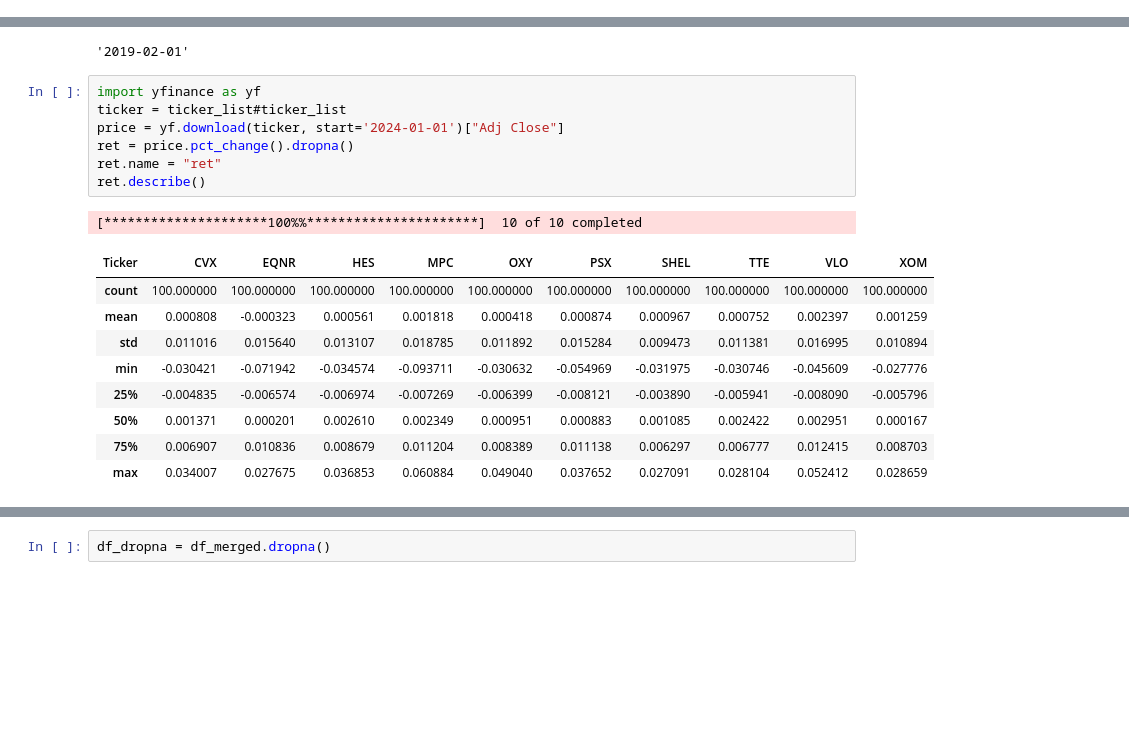
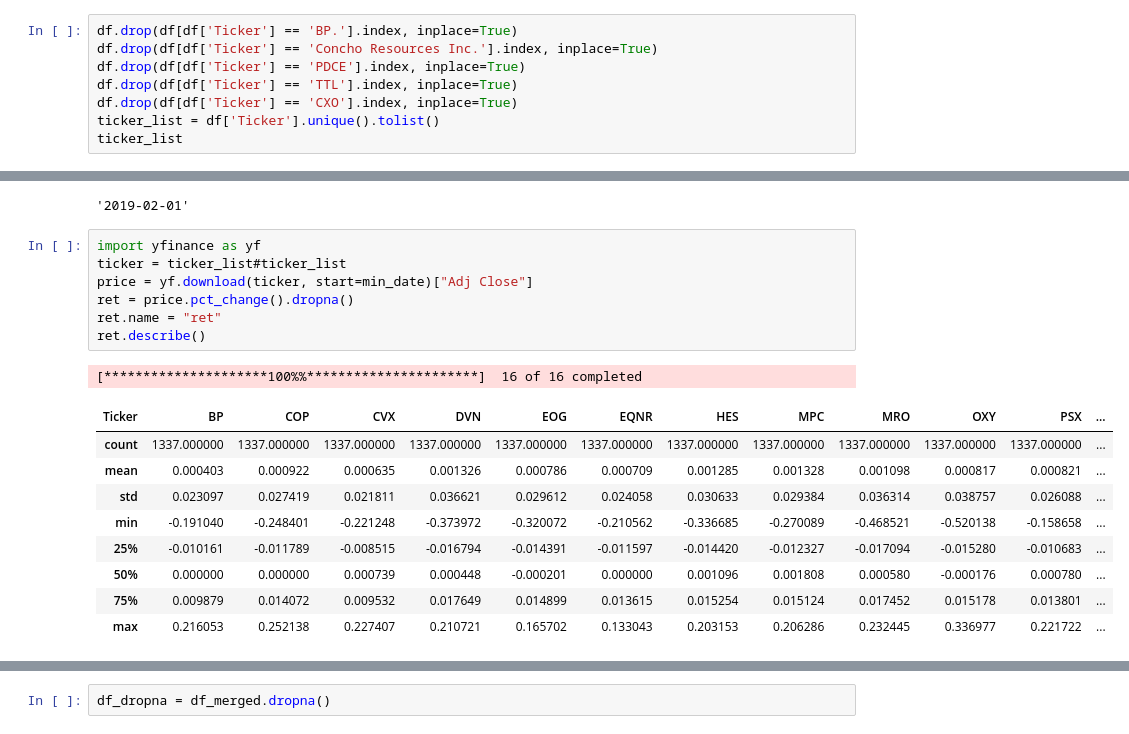
Before and after one commit to Kussil/Financial_Sentiment_LLM, a Jupyter notebook: 04_Stock_Modeling/Stock_Modeling.ipynb, the cells around one changed output, grey strips where cells are left out. Saved outputs shown, nothing was run; the diff lists cells and outputs as text; blank space fills up the shorter version.

```diff
--- a/04_Stock_Modeling/Stock_Modeling.ipynb
+++ b/04_Stock_Modeling/Stock_Modeling.ipynb
@@ -34,0 +47,8 @@ ticker_list
+# %%
+df.drop(df[df['Ticker'] == 'BP.'].index, inplace=True)
+df.drop(df[df['Ticker'] == 'Concho Resources Inc.'].index, inplace=True)
+df.drop(df[df['Ticker'] == 'PDCE'].index, inplace=True)
+df.drop(df[df['Ticker'] == 'TTL'].index, inplace=True)
+df.drop(df[df['Ticker'] == 'CXO'].index, inplace=True)
+ticker_list = df['Ticker'].unique().tolist()
+ticker_list
@@ -40,21 +77,21 @@ min_date
 # %%
 import yfinance as yf
 ticker = ticker_list#ticker_list
-price = yf.download(ticker, start='2024-01-01')["Adj Close"]
+price = yf.download(ticker, start=min_date)["Adj Close"]
 ret = price.pct_change().dropna()
 ret.name = "ret"
 ret.describe()
 # %% [output]
-[*********************100%%**********************]  10 of 10 completed
+[*********************100%%**********************]  16 of 16 completed
-| Ticker | CVX | EQNR | HES | MPC | OXY | PSX | SHEL | TTE | VLO | XOM |
-| count | 100.000000 | 100.000000 | 100.000000 | 100.000000 | 100.000000 | 100.000000 | 100.000000 | 100.000000 | 100.000000 | 100.000000 |
-| mean | 0.000808 | -0.000323 | 0.000561 | 0.001818 | 0.000418 | 0.000874 | 0.000967 | 0.000752 | 0.002397 | 0.001259 |
-| std | 0.011016 | 0.015640 | 0.013107 | 0.018785 | 0.011892 | 0.015284 | 0.009473 | 0.011381 | 0.016995 | 0.010894 |
-| min | -0.030421 | -0.071942 | -0.034574 | -0.093711 | -0.030632 | -0.054969 | -0.031975 | -0.030746 | -0.045609 | -0.027776 |
-| 25% | -0.004835 | -0.006574 | -0.006974 | -0.007269 | -0.006399 | -0.008121 | -0.003890 | -0.005941 | -0.008090 | -0.005796 |
-| 50% | 0.001371 | 0.000201 | 0.002610 | 0.002349 | 0.000951 | 0.000883 | 0.001085 | 0.002422 | 0.002951 | 0.000167 |
-| 75% | 0.006907 | 0.010836 | 0.008679 | 0.011204 | 0.008389 | 0.011138 | 0.006297 | 0.006777 | 0.012415 | 0.008703 |
-| max | 0.034007 | 0.027675 | 0.036853 | 0.060884 | 0.049040 | 0.037652 | 0.027091 | 0.028104 | 0.052412 | 0.028659 |
+| Ticker | BP | COP | CVX | DVN | EOG | EQNR | HES | MPC | MRO | OXY | PSX | ... |
+| count | 1337.000000 | 1337.000000 | 1337.000000 | 1337.000000 | 1337.000000 | 1337.000000 | 1337.000000 | 1337.000000 | 1337.000000 | 1337.000000 | 1337.000000 | ... |
+| mean | 0.000403 | 0.000922 | 0.000635 | 0.001326 | 0.000786 | 0.000709 | 0.001285 | 0.001328 | 0.001098 | 0.000817 | 0.000821 | ... |
+| std | 0.023097 | 0.027419 | 0.021811 | 0.036621 | 0.029612 | 0.024058 | 0.030633 | 0.029384 | 0.036314 | 0.038757 | 0.026088 | ... |
+| min | -0.191040 | -0.248401 | -0.221248 | -0.373972 | -0.320072 | -0.210562 | -0.336685 | -0.270089 | -0.468521 | -0.520138 | -0.158658 | ... |
+| 25% | -0.010161 | -0.011789 | -0.008515 | -0.016794 | -0.014391 | -0.011597 | -0.014420 | -0.012327 | -0.017094 | -0.015280 | -0.010683 | ... |
+| 50% | 0.000000 | 0.000000 | 0.000739 | 0.000448 | -0.000201 | 0.000000 | 0.001096 | 0.001808 | 0.000580 | -0.000176 | 0.000780 | ... |
+| 75% | 0.009879 | 0.014072 | 0.009532 | 0.017649 | 0.014899 | 0.013615 | 0.015254 | 0.015124 | 0.017452 | 0.015178 | 0.013801 | ... |
+| max | 0.216053 | 0.252138 | 0.227407 | 0.210721 | 0.165702 | 0.133043 | 0.203153 | 0.206286 | 0.232445 | 0.336977 | 0.221722 | ... |
 # %%
 # add overall article sentiment
 df_2 = df
```
Also changed, not shown: parts of 17 cells of this notebook.
